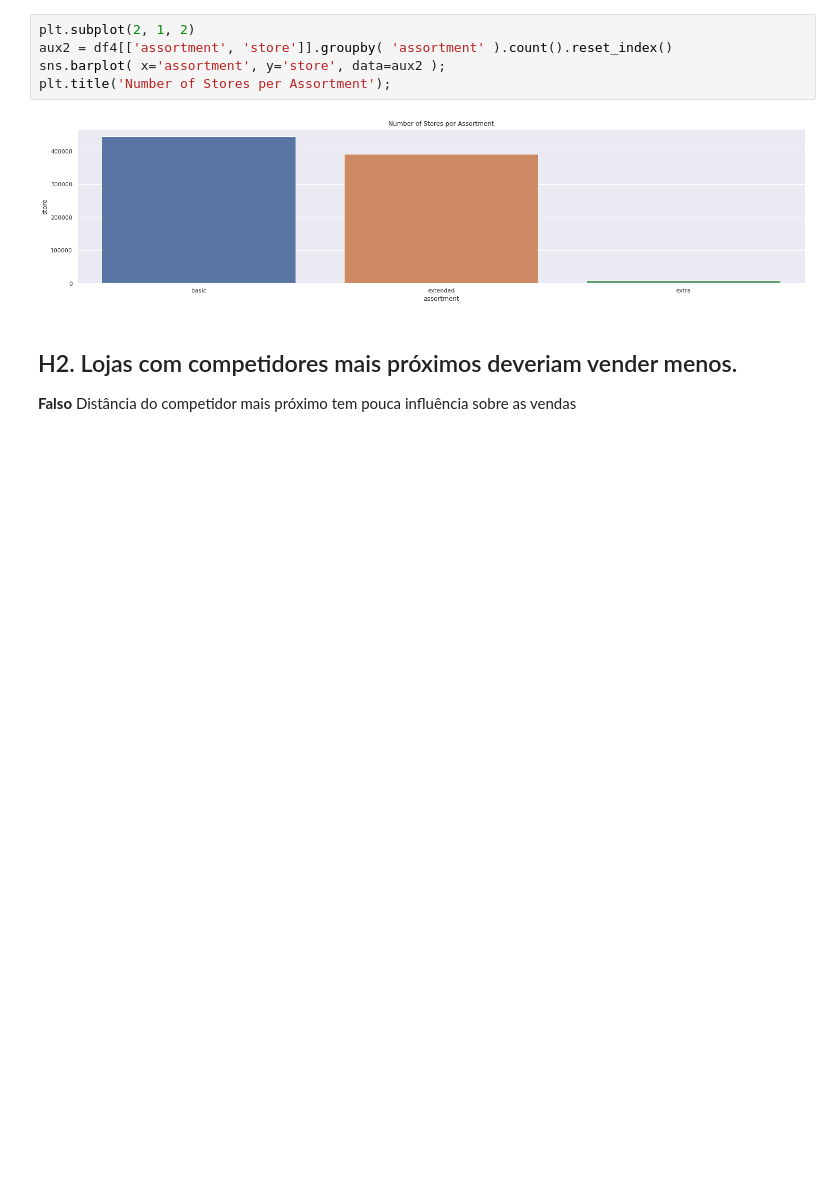
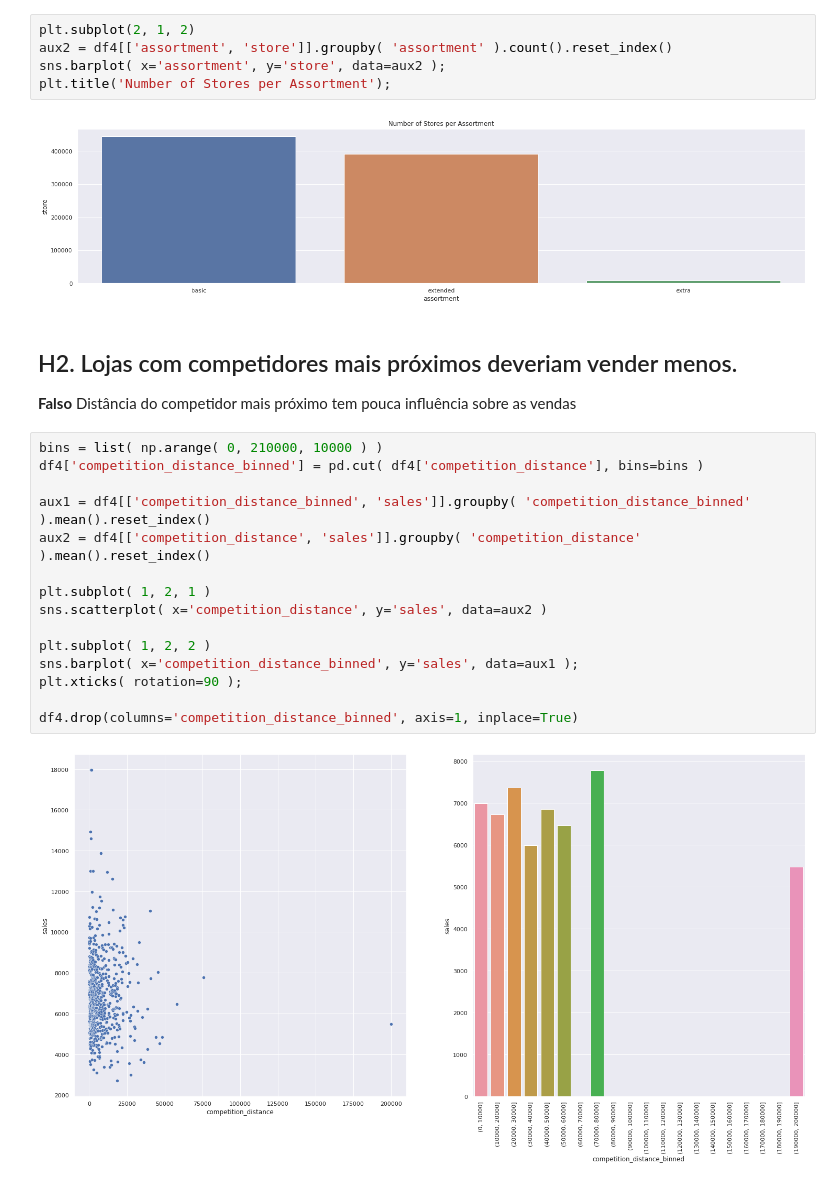
Before and after one commit to TadeuMadureira/DataScience_Em_Producao, a Jupyter notebook: DataScience_Em_Producao.ipynb, the cells around one changed output. Drawn from its saved outputs; the diff is of its cells as text; blank space fills up the shorter version.

```diff
--- a/DataScience_Em_Producao.ipynb
+++ b/DataScience_Em_Producao.ipynb
@@ -445,3 +445,20 @@ plt.title('Number of Stores per Assortment');
 # %% [markdown]
 ## H2. Lojas com competidores mais próximos deveriam vender menos.
 **Falso** Distância do competidor mais próximo tem pouca influência sobre as vendas
+# %%
+bins = list( np.arange( 0, 210000, 10000 ) )
+df4['competition_distance_binned'] = pd.cut( df4['competition_distance'], bins=bins )
+
+aux1 = df4[['competition_distance_binned', 'sales']].groupby( 'competition_distance_binned' ).mean().reset_index()
+aux2 = df4[['competition_distance', 'sales']].groupby( 'competition_distance' ).mean().reset_index()
+
+plt.subplot( 1, 2, 1 )
+sns.scatterplot( x='competition_distance', y='sales', data=aux2 )
+
+plt.subplot( 1, 2, 2 )
+sns.barplot( x='competition_distance_binned', y='sales', data=aux1 );
+plt.xticks( rotation=90 );
+
+df4.drop(columns='competition_distance_binned', axis=1, inplace=True)
+# %% [output]
+[figure, added]
```
Also changed, not shown: parts of 8 cells of this notebook.
